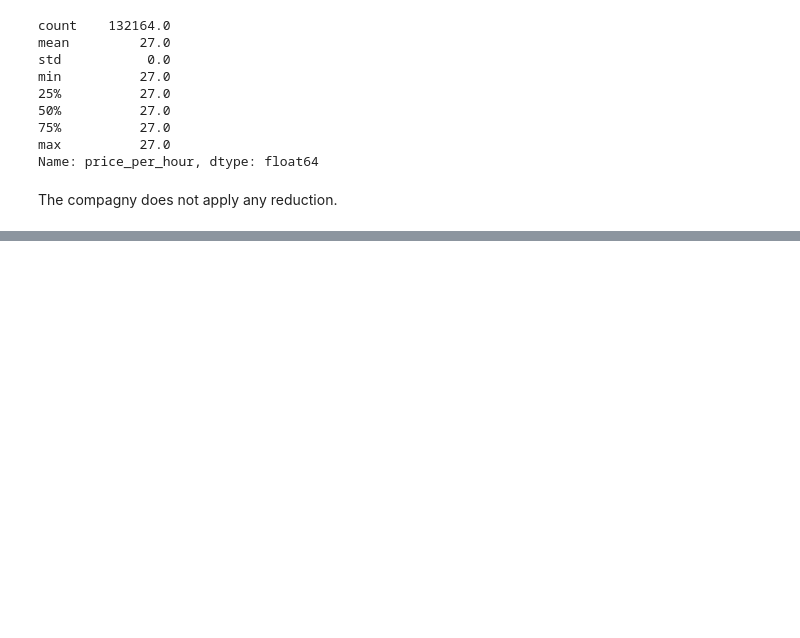
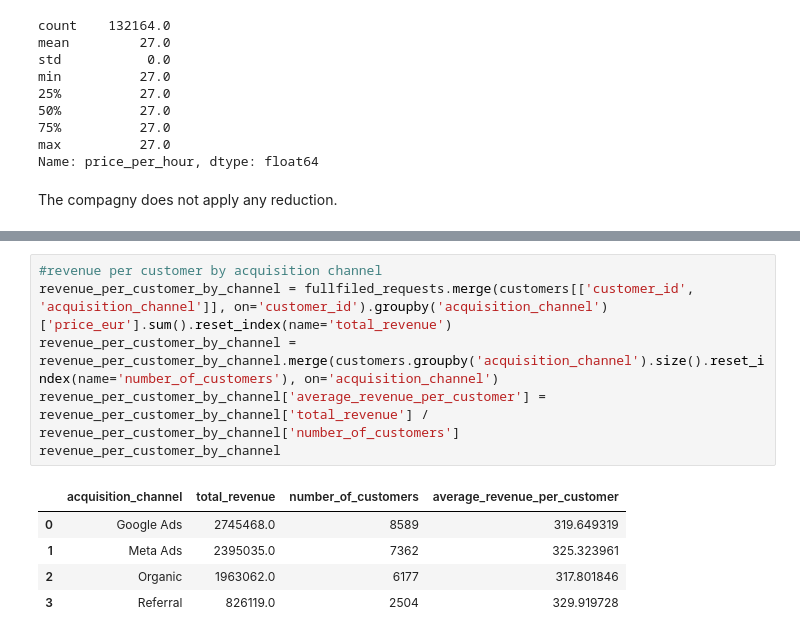
Before and after one commit to Berenice029/Growth_modelling_project, a Jupyter notebook: question1.ipynb, the cells around one changed output, grey strips where cells are left out. Drawn from its saved outputs; the diff is of its cells as text; blank space fills up the shorter version.

```diff
--- a/question1.ipynb
+++ b/question1.ipynb
@@ -319,0 +447,12 @@ What to do next :
+# %%
+#revenue per customer by acquisition channel
+revenue_per_customer_by_channel = fullfiled_requests.merge(customers[['customer_id', 'acquisition_channel']], on='customer_id').groupby('acquisition_channel')['price_eur'].sum().reset_index(name='total_revenue')
+revenue_per_customer_by_channel = revenue_per_customer_by_channel.merge(customers.groupby('acquisition_channel').size().reset_index(name='number_of_customers'), on='acquisition_channel')
+revenue_per_customer_by_channel['average_revenue_per_customer'] = revenue_per_customer_by_channel['total_revenue'] / revenue_per_customer_by_channel['number_of_customers']
+revenue_per_customer_by_channel
+# %% [output]
+|  | acquisition_channel | total_revenue | number_of_customers | average_revenue_per_customer |
+| 0 | Google Ads | 2745468.0 | 8589 | 319.649319 |
+| 1 | Meta Ads | 2395035.0 | 7362 | 325.323961 |
+| 2 | Organic | 1963062.0 | 6177 | 317.801846 |
+| 3 | Referral | 826119.0 | 2504 | 329.919728 |
```
Also changed, not shown: parts of 16 cells of this notebook.
